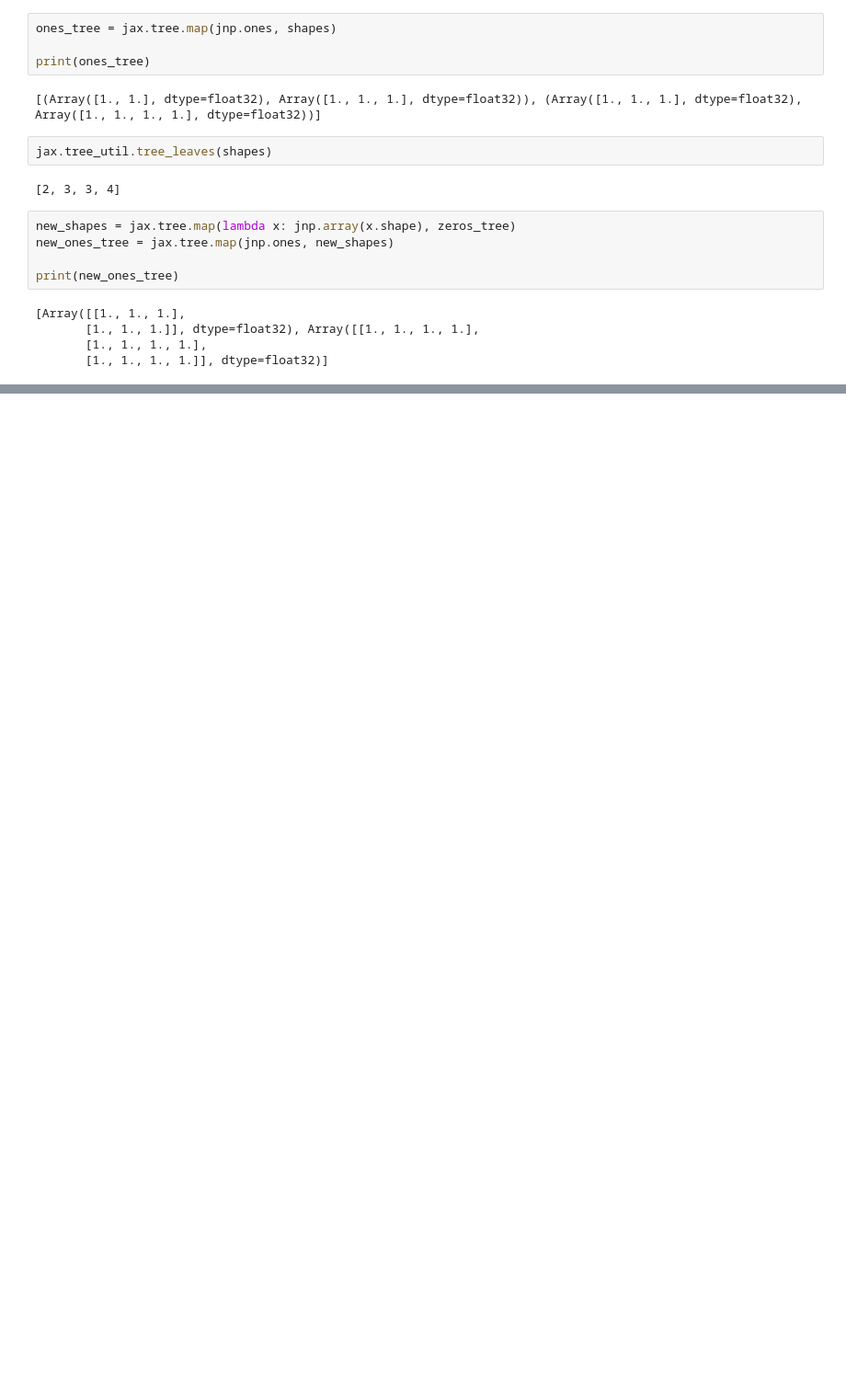
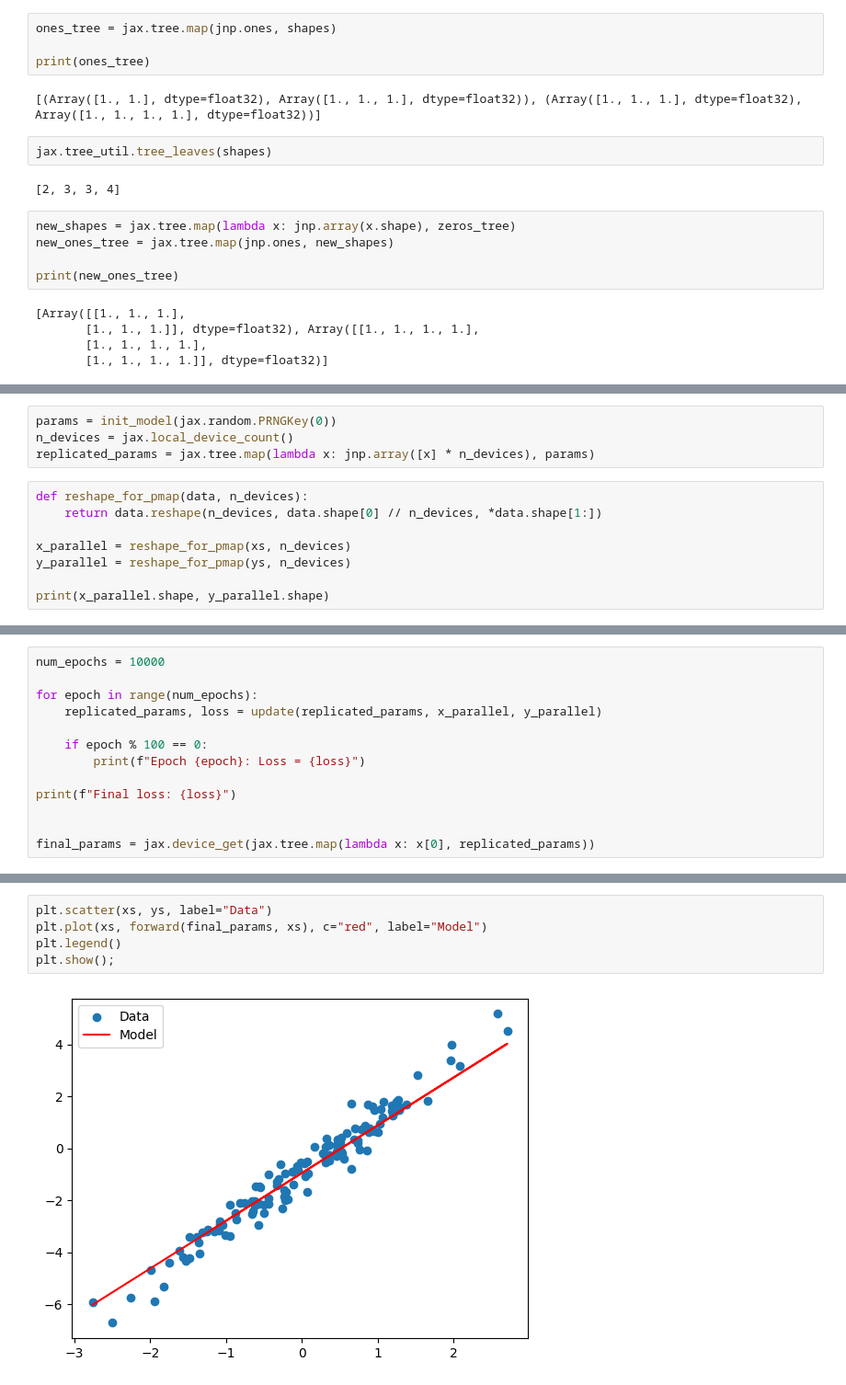
Before and after one commit to jamie-mcg/jax_nn, a Jupyter notebook: 1_neural_network.ipynb, the cells around one changed output, grey strips where cells are left out. Shown at 92% size. Saved outputs shown, nothing was run; the diff lists cells and outputs as text; blank space fills up the shorter version.

```diff
--- a/1_neural_network.ipynb
+++ b/1_neural_network.ipynb
@@ -159,0 +286,12 @@ jax.devices()
+# %%
+params = init_model(jax.random.PRNGKey(0))
+n_devices = jax.local_device_count()
+replicated_params = jax.tree.map(lambda x: jnp.array([x] * n_devices), params)
+# %%
+def reshape_for_pmap(data, n_devices):
+    return data.reshape(n_devices, data.shape[0] // n_devices, *data.shape[1:])
+
+x_parallel = reshape_for_pmap(xs, n_devices)
+y_parallel = reshape_for_pmap(ys, n_devices)
+
+print(x_parallel.shape, y_parallel.shape)
@@ -159,0 +300,13 @@ jax.devices()
+# %%
+num_epochs = 10000
+
+for epoch in range(num_epochs):
+    replicated_params, loss = update(replicated_params, x_parallel, y_parallel)
+
+    if epoch % 100 == 0:
+        print(f"Epoch {epoch}: Loss = {loss}")
+
+print(f"Final loss: {loss}")
+
+
+final_params = jax.device_get(jax.tree.map(lambda x: x[0], replicated_params))
@@ -159,0 +331,7 @@ jax.devices()
+# %%
+plt.scatter(xs, ys, label="Data")
+plt.plot(xs, forward(final_params, xs), c="red", label="Model")
+plt.legend()
+plt.show();
+# %% [output]
+[figure, added]
```
Also changed, not shown: parts of 27 cells of this notebook, 2 other files.
